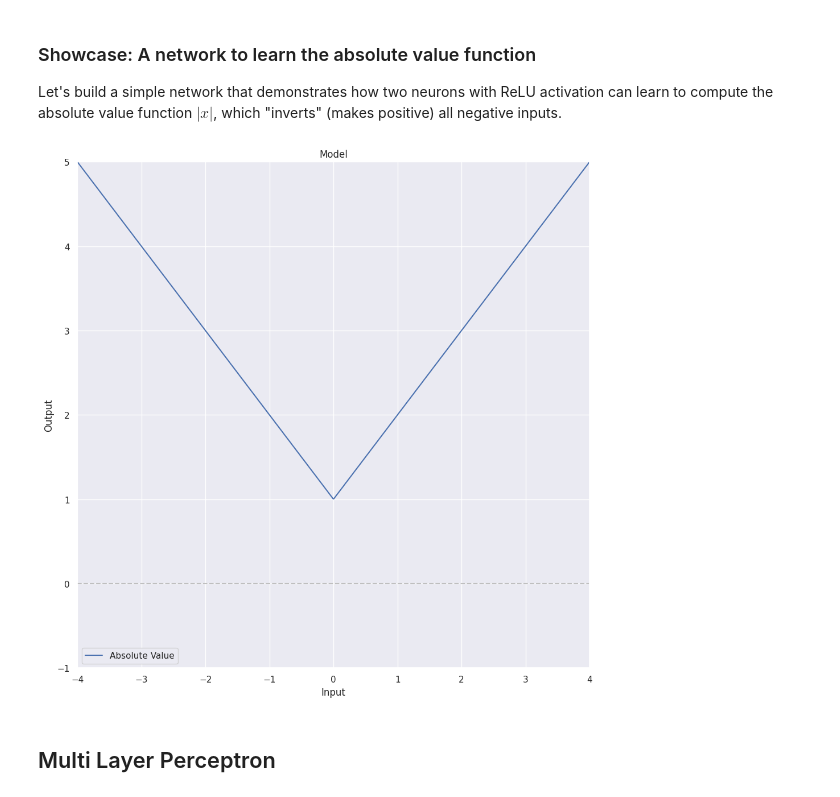
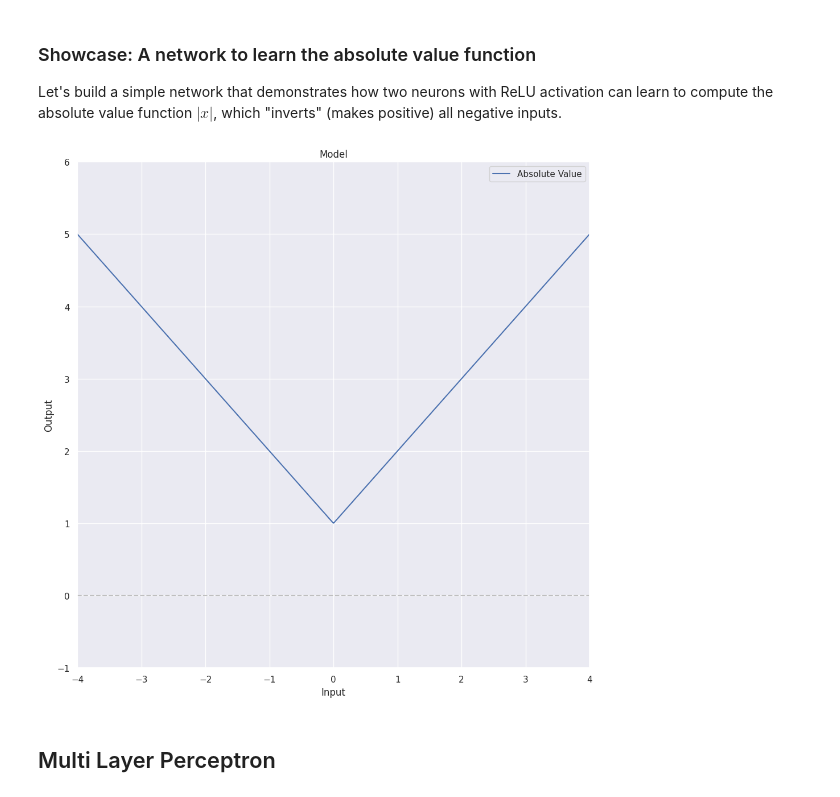
Before and after one commit to iLuckyW/lecture-ai-advanced, a Jupyter notebook: chapter/01_basics/01_neuron.ipynb, the cells around one changed output. Saved outputs shown, nothing was run; the diff lists cells and outputs as text; code cells hidden in the pictures.

```diff
--- a/chapter/01_basics/01_neuron.ipynb
+++ b/chapter/01_basics/01_neuron.ipynb
@@ -255,35 +255,35 @@ class AbsoluteValueMLP(nn.Module):
             self.fc_hidden.weight[0, 0] = 1.0
             self.fc_hidden.weight[1, 0] = -1.0
             self.fc_hidden.bias[0] = 0.0
             self.fc_hidden.bias[1] = 0.0
 
             self.fc_output.weight[0, 0] = 1.0
             self.fc_output.weight[0, 1] = 1.0
             self.fc_output.bias[0] = 1.0
 
             for param in self.parameters():
                 param.requires_grad = False
 
     def forward(self, x):
         y = F.relu(self.fc_hidden(x))
         y = self.fc_output(y)
         return y
 
 model = AbsoluteValueMLP()
 input = torch.linspace(-4, 4, 1_000)
 
 with torch.no_grad():
     output = model(input.unsqueeze(1))
 
 fig, ax = plt.subplots(figsize=(10, 10))
 ax.plot(input, output, label="Absolute Value")
 ax.axhline(0, color="0.75", linestyle="--")
-ax.set(ylabel='Output', xlabel='Input', title="Model", xlim=(-4, 4), ylim=(-1, 5))
+ax.set(ylabel='Output', xlabel='Input', title="Model", xlim=(-4, 4), ylim=(-1, 6))
 
 ax.legend()
 fig.tight_layout()
 # %% [output]
-[figure, old version]
+[figure, new version]
 # %% [markdown]
 ## Multi Layer Perceptron
 # %% [markdown]
```
